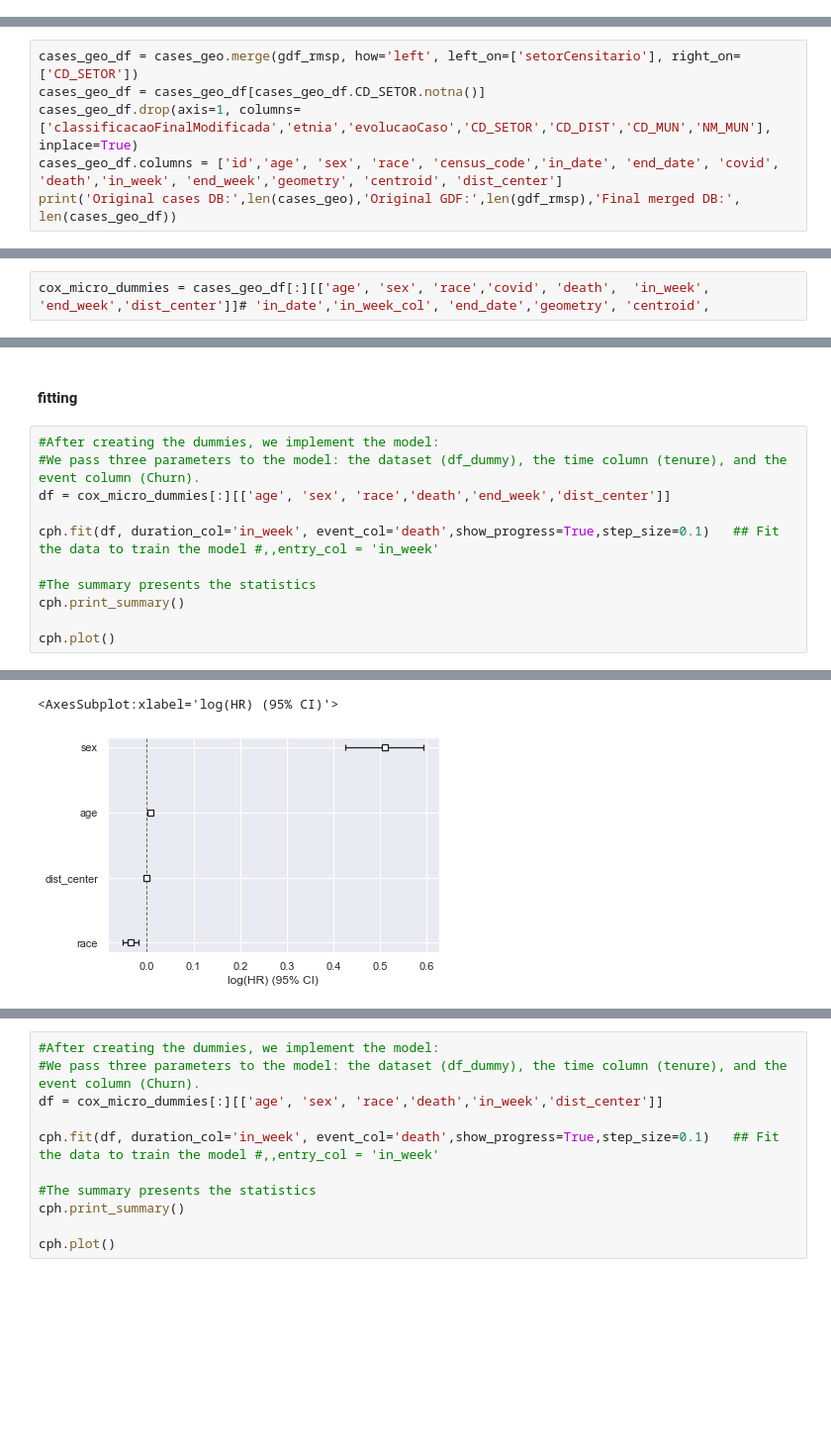
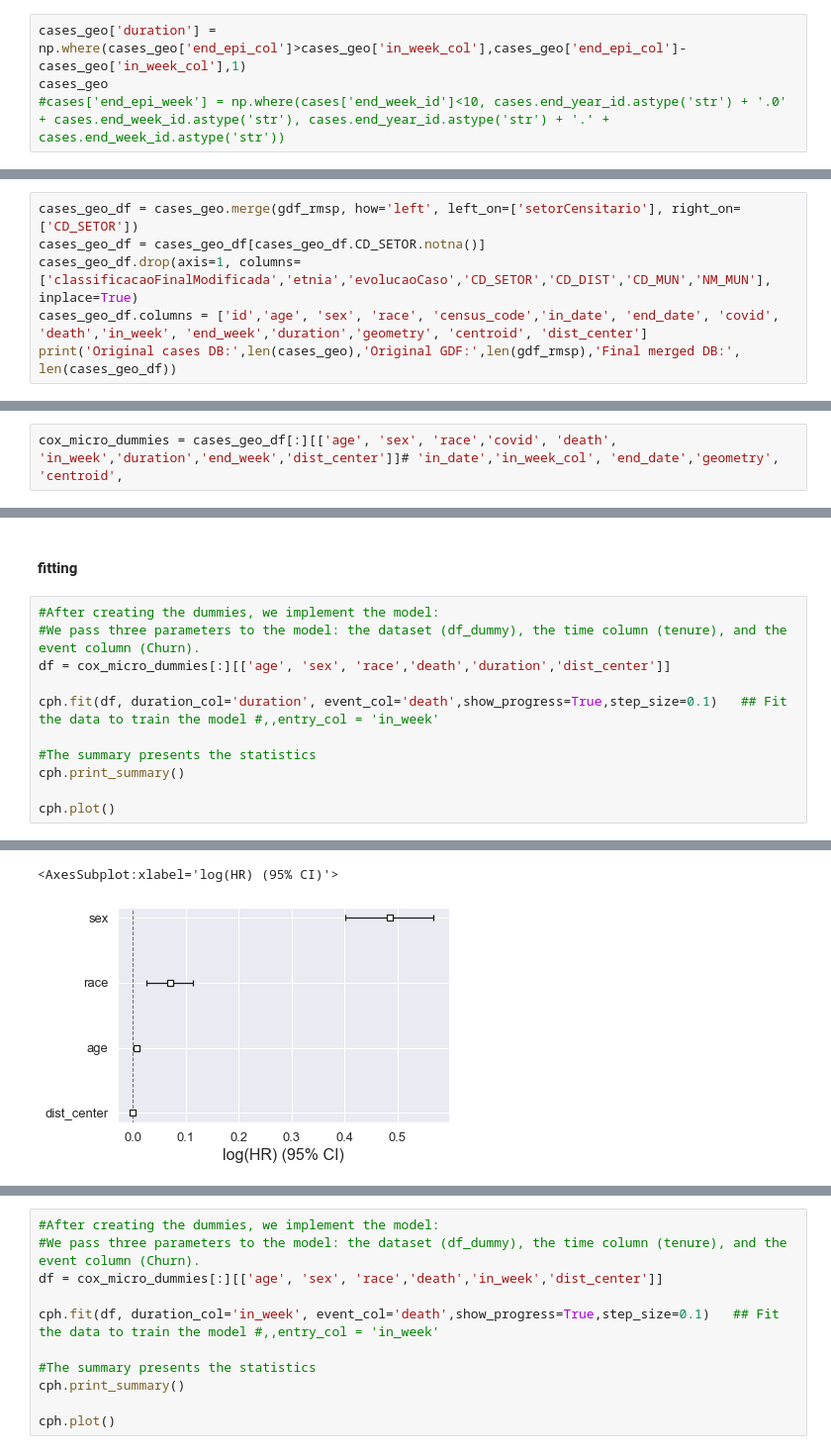
Before and after one commit to alexandrepereiraarq/urb_exposure_nexus, a Jupyter notebook: CVGI MStress_COVID_SP.v8.ipynb, the cells around one changed output, grey strips where cells are left out. Shown at 99% size. Drawn from its saved outputs; the diff is of its cells as text; blank space fills up the shorter version.

```diff
--- a/CVGI MStress_COVID_SP.v7.ipynb
+++ b/CVGI MStress_COVID_SP.v8.ipynb
@@ -1894,3 +1913,7 @@ cases_geo
 | 4398306 | 1645183300 | 28.0 | Feminino | Ignorado | NaN | 355030845000168 | 1.0 | Ignorado | ... |
 | 4398348 | 1644655159 | 27.0 | Masculino | Ignorado | NaN | 355030848000032 | 1.0 | Ignorado | ... |
 2116591 rows × 14 columns
+# %%
+cases_geo['duration'] = np.where(cases_geo['end_epi_col']>cases_geo['in_week_col'],cases_geo['end_epi_col']-cases_geo['in_week_col'],1)
+cases_geo
+#cases['end_epi_week'] = np.where(cases['end_week_id']<10, cases.end_year_id.astype('str') + '.0' + cases.end_week_id.astype('str'), cases.end_year_id.astype('str') + '.' + cases.end_week_id.astype('str'))
@@ -1919,7 +1956,7 @@ Merging the DFs
 cases_geo_df = cases_geo.merge(gdf_rmsp, how='left', left_on=['setorCensitario'], right_on=['CD_SETOR'])
 cases_geo_df = cases_geo_df[cases_geo_df.CD_SETOR.notna()]
 cases_geo_df.drop(axis=1, columns=['classificacaoFinalModificada','etnia','evolucaoCaso','CD_SETOR','CD_DIST','CD_MUN','NM_MUN'], inplace=True)
-cases_geo_df.columns = ['id','age', 'sex', 'race', 'census_code','in_date', 'end_date', 'covid', 'death','in_week', 'end_week','geometry', 'centroid', 'dist_center']
+cases_geo_df.columns = ['id','age', 'sex', 'race', 'census_code','in_date', 'end_date', 'covid', 'death','in_week', 'end_week','duration','geometry', 'centroid', 'dist_center']
 print('Original cases DB:',len(cases_geo),'Original GDF:',len(gdf_rmsp),'Final merged DB:', len(cases_geo_df))
 # %% [output]
 Original cases DB: 2116591 Original GDF: 46319 Final merged DB: 1209757
@@ -1959,7 +1996,7 @@ Name: race, dtype: int64
 # %% [markdown]
 <h3>generating dummies</h3>
 # %%
-cox_micro_dummies = cases_geo_df[:][['age', 'sex', 'race','covid', 'death',  'in_week',  'end_week','dist_center']]# 'in_date','in_week_col', 'end_date','geometry', 'centroid',
+cox_micro_dummies = cases_geo_df[:][['age', 'sex', 'race','covid', 'death',  'in_week','duration','end_week','dist_center']]# 'in_date','in_week_col', 'end_date','geometry', 'centroid',
 # %%
 dummies_race = {'Branca':1,'Branco':1,'Parda':2,'Preta':3,'Amarela':4,'Indigena':5,'Ignorado':0, np.nan:0}
 dummies_sex = {'Feminino':1,'Masculino':2,'Indefinido':0}
@@ -2032,9 +2049,9 @@ cox_micro_dummies[cox_micro_dummies['in_week'] > cox_micro_dummies['end_week']]
 # %%
 #After creating the dummies, we implement the model:
 #We pass three parameters to the model: the dataset (df_dummy), the time column (tenure), and the event column (Churn).
-df = cox_micro_dummies[:][['age', 'sex', 'race','death','end_week','dist_center']]
+df = cox_micro_dummies[:][['age', 'sex', 'race','death','duration','dist_center']]
 
-cph.fit(df, duration_col='in_week', event_col='death',show_progress=True,step_size=0.1)   ## Fit the data to train the model #,,entry_col = 'in_week'
+cph.fit(df, duration_col='duration', event_col='death',show_progress=True,step_size=0.1)   ## Fit the data to train the model #,,entry_col = 'in_week'
 
 #The summary presents the statistics
 cph.print_summary()
@@ -2074,2 +2091,2 @@ Convergence success after 12 iterations.
 <AxesSubplot:xlabel='log(HR) (95% CI)'>
-[figure, old version]
+[figure, new version]
```
Also changed, not shown: parts of 13 cells of this notebook, 2 other files.
